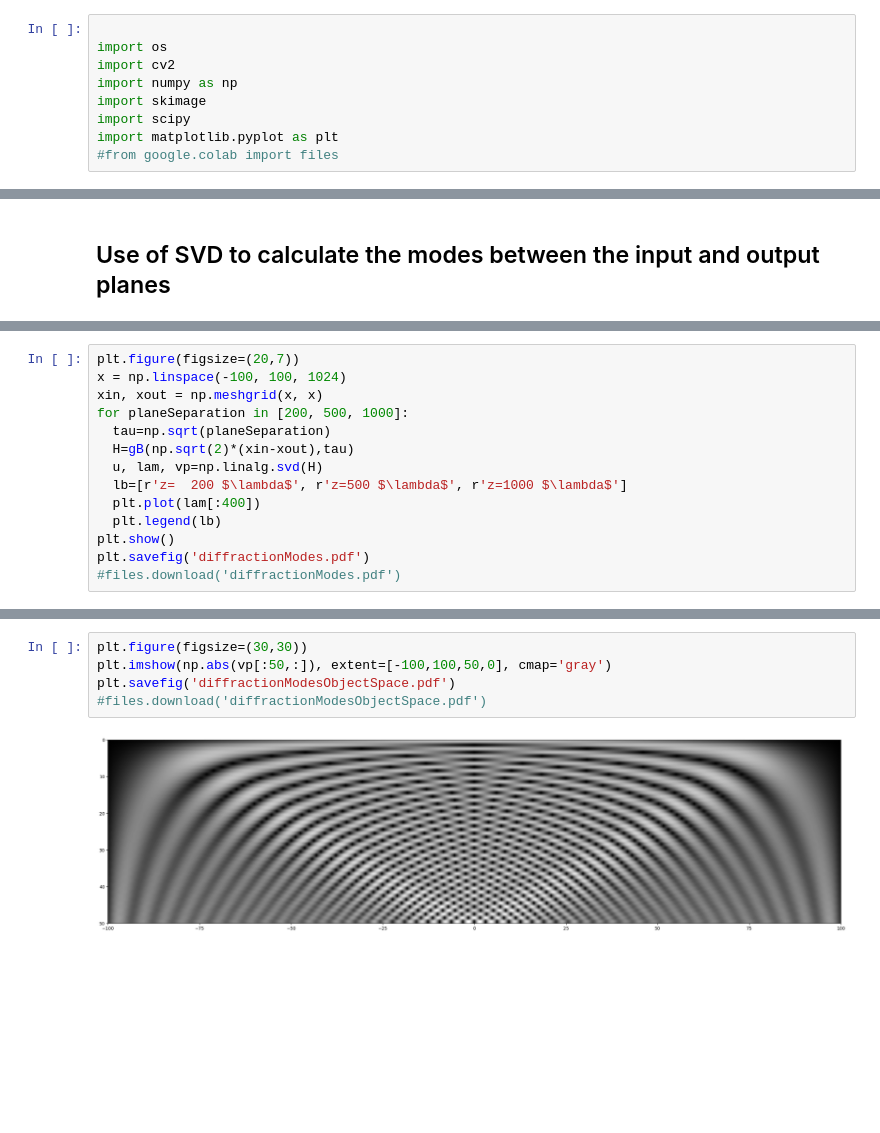
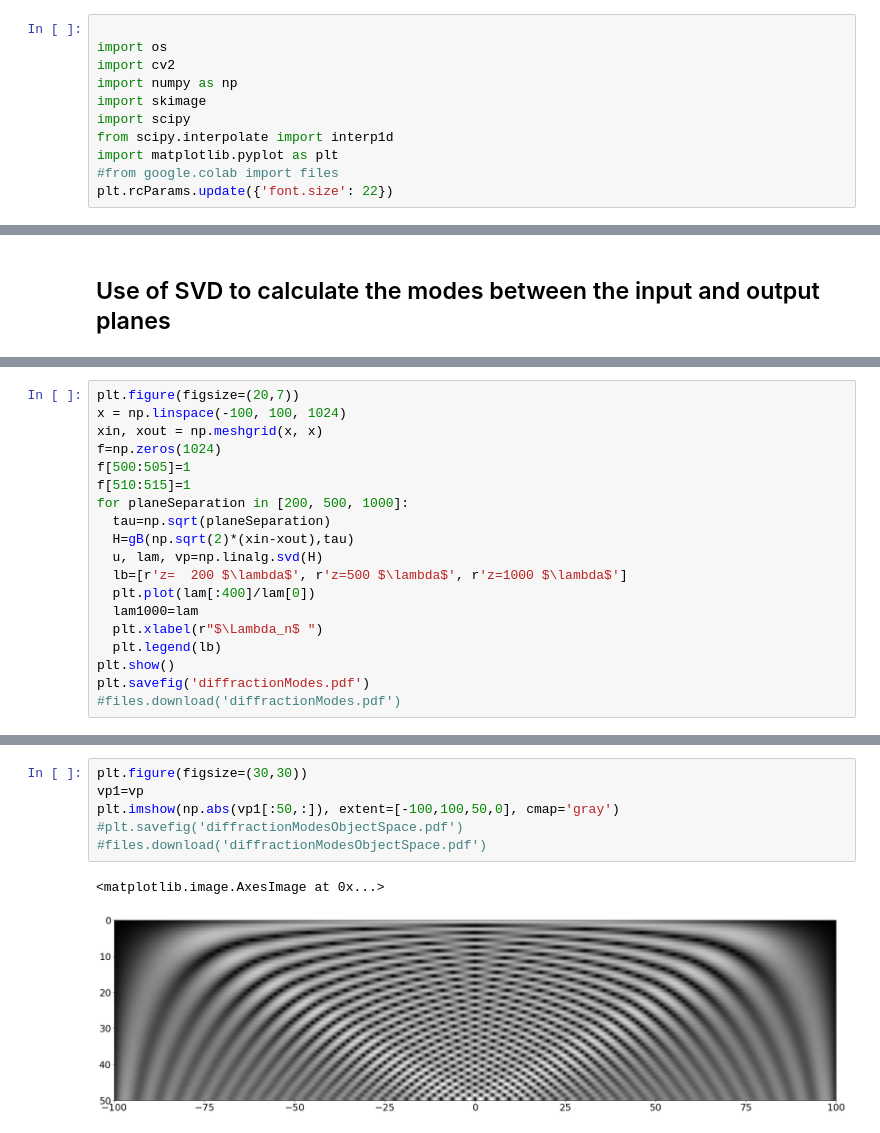
Before and after one commit to arizonaCameraLab/computationalImaging, a Jupyter notebook: Chapter5WaveImaging/diffuserImaging.ipynb, the cells around one changed output, grey strips where cells are left out. Cells and saved outputs as stored; diff of their text form; blank space fills up the shorter version.

```diff
--- a/Chapter5WaveImaging/diffuserImaging.ipynb
+++ b/Chapter5WaveImaging/diffuserImaging.ipynb
@@ -28,8 +28,10 @@ import cv2
 import numpy as np
 import skimage
 import scipy
+from scipy.interpolate import interp1d
 import matplotlib.pyplot as plt
 #from google.colab import files
+plt.rcParams.update({'font.size': 22})
 # %% [markdown]
 ### Definition of the Fresnel transform and the Guassian beam
 # %%
@@ -71,12 +73,17 @@ The input distribution at $z=o$ is parameterized as by Gaussian beams at positio
 plt.figure(figsize=(20,7))
 x = np.linspace(-100, 100, 1024)
 xin, xout = np.meshgrid(x, x)
+f=np.zeros(1024)
+f[500:505]=1
+f[510:515]=1
 for planeSeparation in [200, 500, 1000]:
   tau=np.sqrt(planeSeparation)
   H=gB(np.sqrt(2)*(xin-xout),tau)
   u, lam, vp=np.linalg.svd(H)
   lb=[r'z=  200 $\lambda$', r'z=500 $\lambda$', r'z=1000 $\lambda$']
-  plt.plot(lam[:400])
+  plt.plot(lam[:400]/lam[0])
+  lam1000=lam
+  plt.xlabel(r"$\Lambda_n$ ")
   plt.legend(lb)
 plt.show()
 plt.savefig('diffractionModes.pdf')
@@ -87,7 +115,9 @@ plt.savefig('diffractionModes.pdf')
 # %%
 plt.figure(figsize=(30,30))
-plt.imshow(np.abs(vp[:50,:]), extent=[-100,100,50,0], cmap='gray')
-plt.savefig('diffractionModesObjectSpace.pdf')
+vp1=vp
+plt.imshow(np.abs(vp1[:50,:]), extent=[-100,100,50,0], cmap='gray')
+#plt.savefig('diffractionModesObjectSpace.pdf')
 #files.download('diffractionModesObjectSpace.pdf')
 # %% [output]
+<matplotlib.image.AxesImage at 0x...>
-[figure, old version]
+[figure, new version]
```
Also changed, not shown: parts of 13 cells of this notebook.
